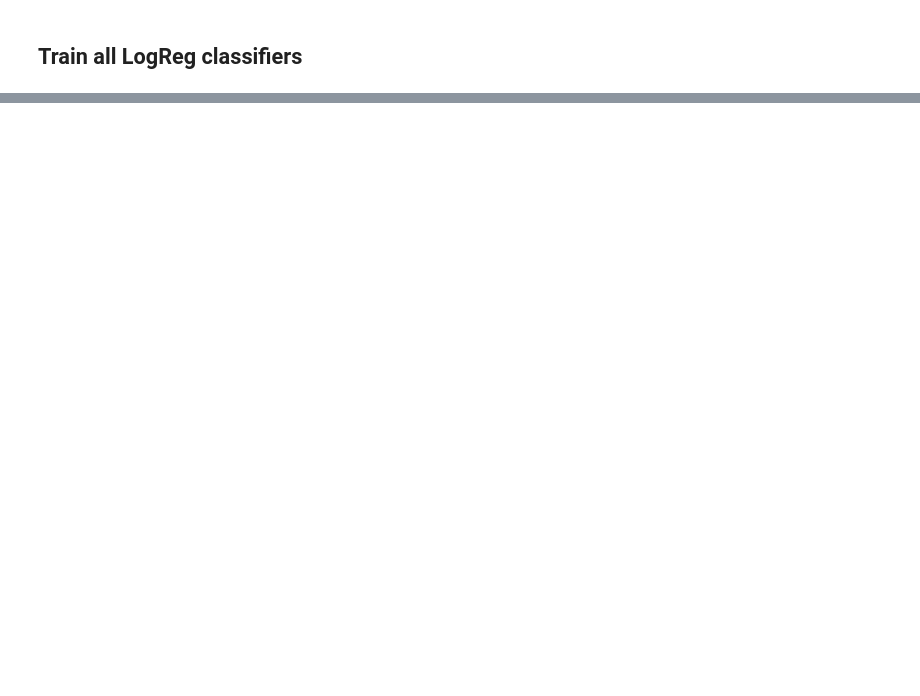
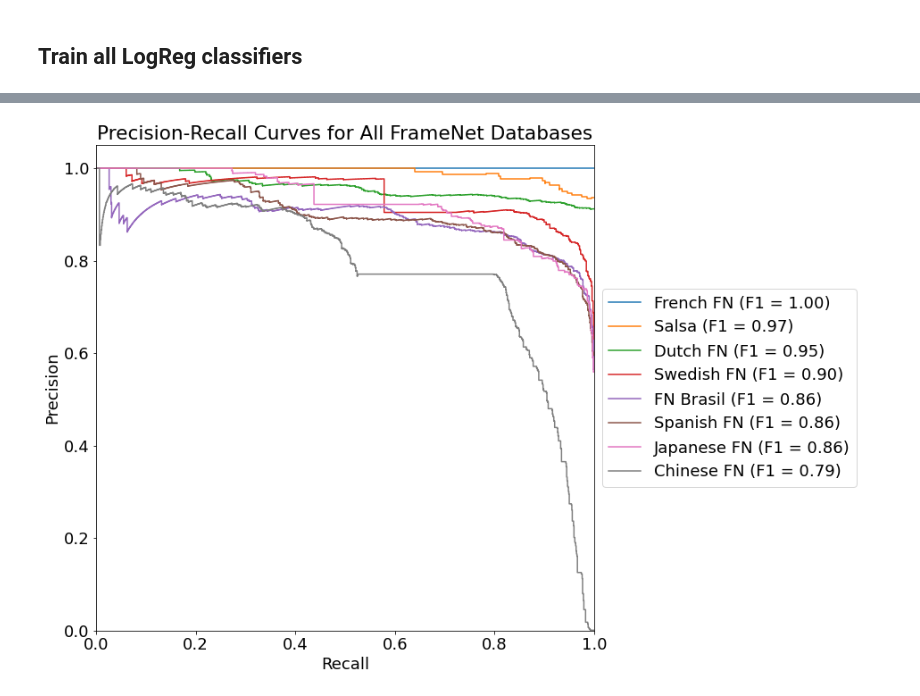
Before and after one commit to icsi-berkeley/framenet-multilingual-alignment, a Jupyter notebook: alignment/classifier.ipynb, the cells around one changed output, grey strips where cells are left out. Saved outputs shown, nothing was run; the diff lists cells and outputs as text; code cells hidden in the pictures; blank space fills up the shorter version.

Commit message:
Updating classifier experiment and adding all-FE scoring

```diff
--- a/alignment/classifier.ipynb
+++ b/alignment/classifier.ipynb
@@ -133,14 +143,33 @@ plt.show()
 # %% [markdown]
 ## Train all LogReg classifiers
+# %%
+# vars
+
+DB_NAMES = [d['name'] for d in data]
+FULL = [(d['X'], d['y']) for d in data]
+FULL_FE = [(d['X_fe'], d['y_fe']) for d in data]
+SYM = [(d['X_sym'], d['y_sym']) for d in data]
+EMB = [(d['X_emb'], d['y_emb']) for d in data]
+EMB_LU = [(d['X_emb_lu'], d['y_emb_lu']) for d in data]
 # %%
 from sklearn.linear_model import LogisticRegressionCV
+from sklearn.preprocessing import StandardScaler
 
-clfs = []
+def train(data, dtype):
+    clfs = []
 
-for X, y in data:
-    logreg = LogisticRegressionCV(cv=4, max_iter=1000, random_state=25)
-    logreg.fit(X, y)
+    for dbname, (X, y) in zip(DB_NAMES, data):
+        if len(X) == 0:
+            clfs.append(None)
+            continue
 
-    clfs.append(logreg)
+        scaler = StandardScaler()
+        X_scaled = scaler.fit_transform(X)
 
-    print('Clf trained!')
+        logreg = LogisticRegressionCV(cv=5, max_iter=300, solver='liblinear', class_weight="balanced", n_jobs=4, random_state=25)
+        logreg.fit(X_scaled, y)
+
+        clfs.append(logreg)
+        print('Trained classifier for: ' + dbname + f' ({dtype})')
+
+    return clfs
@@ -155,0 +176,3 @@ Clf trained!
+# %%
+# Whole dataset classifiers
+clfs = train(FULL, 'full')
@@ -155,0 +188,3 @@ Clf trained!
+# %%
+# Whole dataset + FE
+fe_clfs = train(FULL_FE, 'full + FEs')
@@ -178,0 +294,5 @@ plt.show()
+# %%
+# Plot full FE
+plot(FULL_FE, fe_clfs, 'full-fe-scores.pdf')
+# %% [output]
+[figure, added]
```
Also changed, not shown: parts of 42 cells of this notebook, 3 other files.
